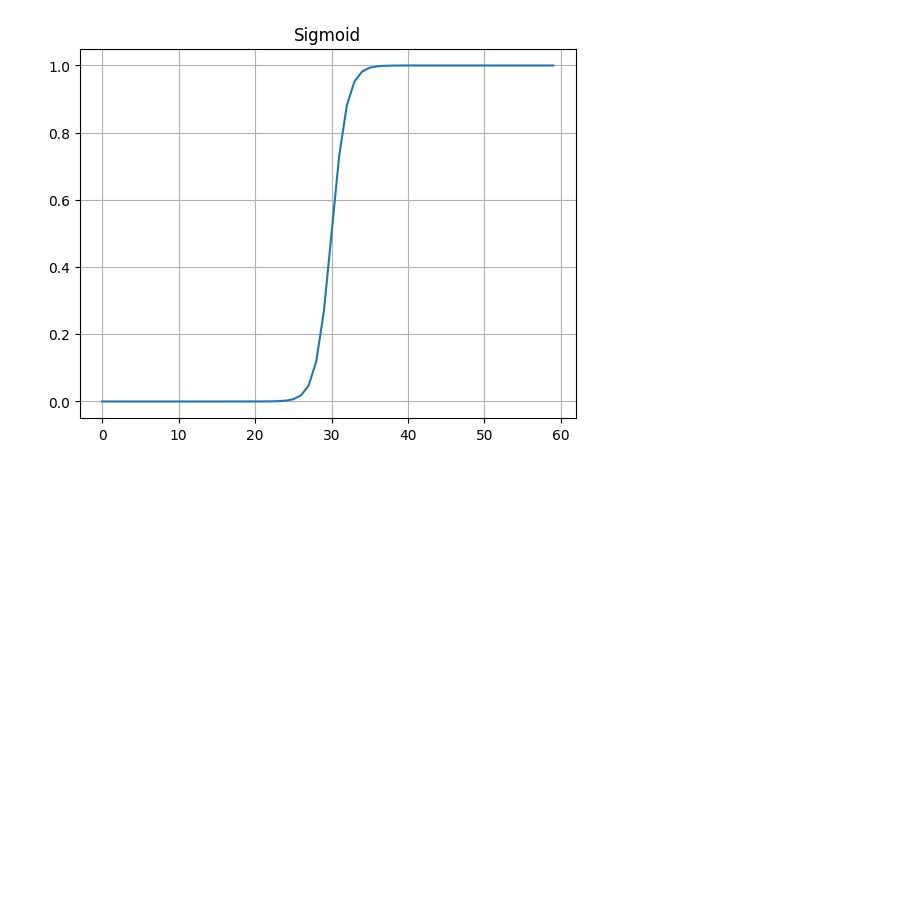
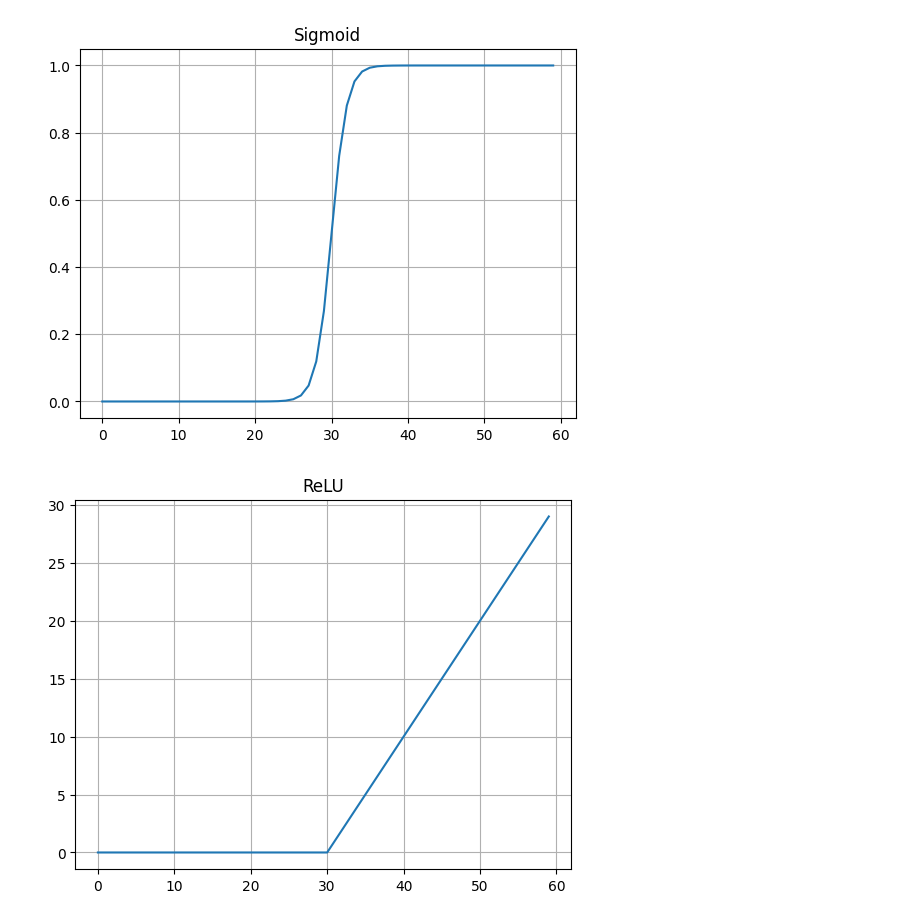
Before and after one commit to warunasrinath/Neural_Network_Scratch, a Jupyter notebook: activation_functions.ipynb, the cells around one changed output. Saved outputs shown, nothing was run; the diff lists cells and outputs as text; code cells hidden in the pictures; blank space fills up the shorter version.

Commit message:
Add ReLU function plotting

```diff
--- a/activation_functions.ipynb
+++ b/activation_functions.ipynb
@@ -24,3 +24,14 @@ def sigmoid(z):
 plot_activation(sigmoid, "Sigmoid")
 # %% [output]
 [figure]
+# %%
+
+def ReLU(z):
+    '''
+        ReLU: Rectifier Linear Unit is a linear function with a hard threshold at 0, this lead to dead neurons
+    '''
+    return max([0, z])
+
+plot_activation(ReLU, "ReLU")
+# %% [output]
+[figure, added]
```
